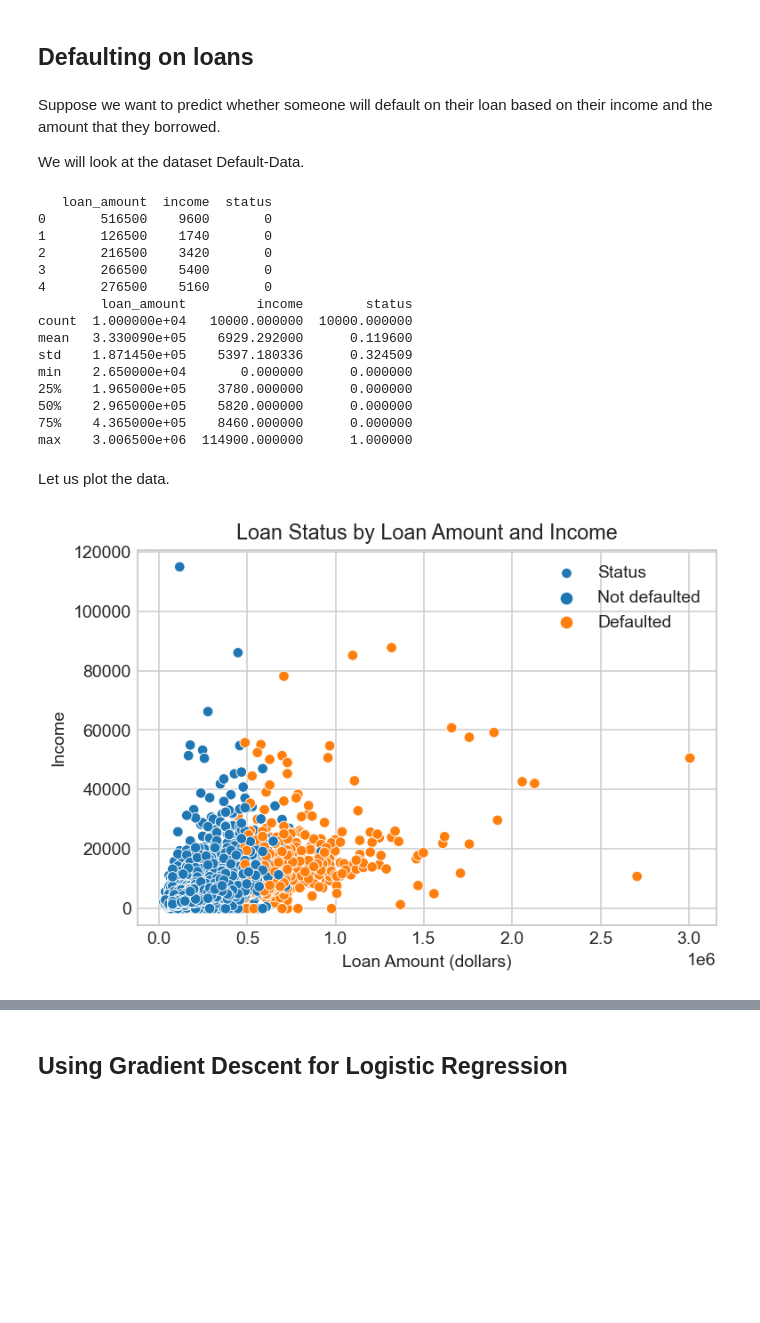
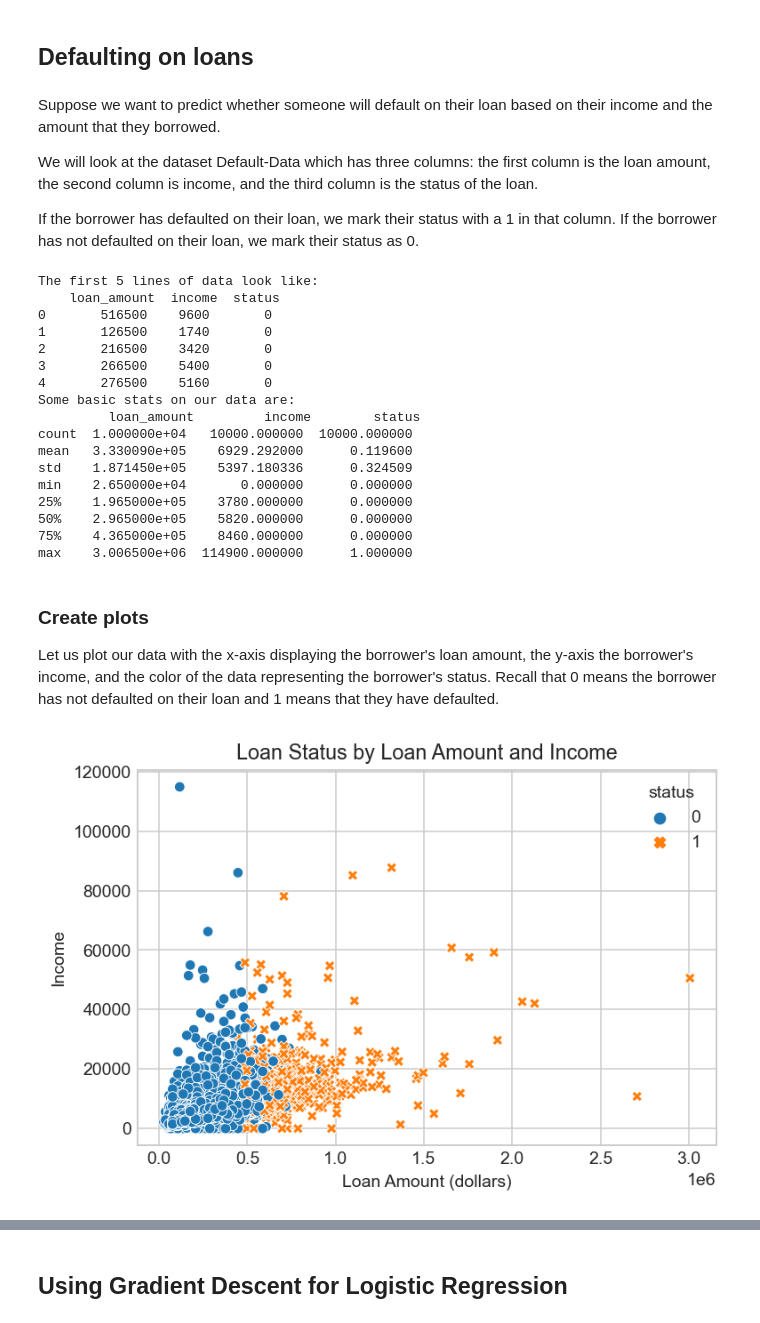
Before and after one commit to cedholm/Gradient-descent-methods-in-machine-learning, a Jupyter notebook: Lesson-4-Logistic-Regression.ipynb, the cells around one changed output, grey strips where cells are left out. Cells and saved outputs as stored; diff of their text form; code cells hidden in the pictures; blank space fills up the shorter version.

```diff
--- a/Lesson-4-Logistic-Regression.ipynb
+++ b/Lesson-4-Logistic-Regression.ipynb
@@ -5,10 +5,12 @@
 # %% [markdown]
 Suppose we want to predict whether someone will default on their loan based on their income and the amount that they borrowed.
 
-We will look at the dataset Default-Data.
+We will look at the dataset Default-Data which has three columns:  the first column is the loan amount, the second column is income, and the third column is the status of the loan.
+
+If the borrower has defaulted on their loan, we mark their status with a 1 in that column.  If the borrower has not defaulted on their loan, we mark their status as 0.
 # %%
 #------------------------
-# Import package
+# Import packages
 #------------------------
 import numpy as np
 import pandas as pd
@@ -23,27 +25,28 @@ plt.style.use('seaborn-whitegrid')
 # Make dataframe
 #------------------------
 
-# Creates a dataframe from file called linearRegressionData.csv
-df = pd.read_csv('Default-Data-New.csv')
-#df = df.drop('Unnamed: 0', 1)
-# df = df.dropna()
-# df = df.drop(0)
+# Creates a dataframe from file called Default-Data-New.csv
+#---------------------
+dfLoans = pd.read_csv('Default-Data-New.csv')
 
-#df.to_csv('Default-Data-New.csv', index = False)
+# Print some info about the dataset
+#---------------------
 
 # Prints first 5 lines of data
-print(df.head(5))
+print('The first 5 lines of data look like:\n', dfLoans.head(5))
 
 # Print basic stats on data
-print(df.describe())
+print('Some basic stats on our data are:\n', dfLoans.describe())
 # %% [output]
-   loan_amount  income  status
+The first 5 lines of data look like:
+    loan_amount  income  status
 0       516500    9600       0
 1       126500    1740       0
 2       216500    3420       0
 3       266500    5400       0
 4       276500    5160       0
-        loan_amount         income        status
+Some basic stats on our data are:
+         loan_amount         income        status
 count  1.000000e+04   10000.000000  10000.000000
 mean   3.330090e+05    6929.292000      0.119600
 std    1.871450e+05    5397.180336      0.324509
@@ -53,31 +56,32 @@ min    2.650000e+04       0.000000      0.000000
 75%    4.365000e+05    8460.000000      0.000000
 max    3.006500e+06  114900.000000      1.000000
 # %% [markdown]
-Let us plot the data.
+### Create plots
+Let us plot our data with the x-axis displaying the borrower's loan amount, the y-axis the borrower's income, and the color of the data representing the borrower's status.  Recall that 0 means the borrower has not defaulted on their loan and 1 means that they have defaulted.
 # %%
 #------------------------
 # Create plot
 #------------------------
 
 # Make figure size
 fig = plt.figure(dpi = 140)
 
 # Plot df data
-sns.scatterplot(data = df, hue='status', x='loan_amount', y='income')
+#---------------------
+sns.scatterplot(data = dfLoans, x='loan_amount', y='income', hue='status', style = 'status')
 
 # Label figure
 plt.xlabel('Loan Amount (dollars)')
 plt.ylabel('Income')
 plt.title('Loan Status by Loan Amount and Income')
 
-# Add legend
-plt.legend(['Status','Not defaulted', 'Defaulted'])
-
 # Uncommment to save figure
-plt.savefig('loanStatus.pdf', bbox_inches='tight', dpi= 300)
+#---------------------
+#plt.savefig('loanStatus.pdf', bbox_inches='tight', dpi= 300)
 
 # Show the plot
+#---------------------
 plt.show()
 # %% [output]
-[figure, old version]
+[figure, new version]
 # %% [markdown]
```
Also changed, not shown: parts of 56 cells of this notebook, 2 other files.
